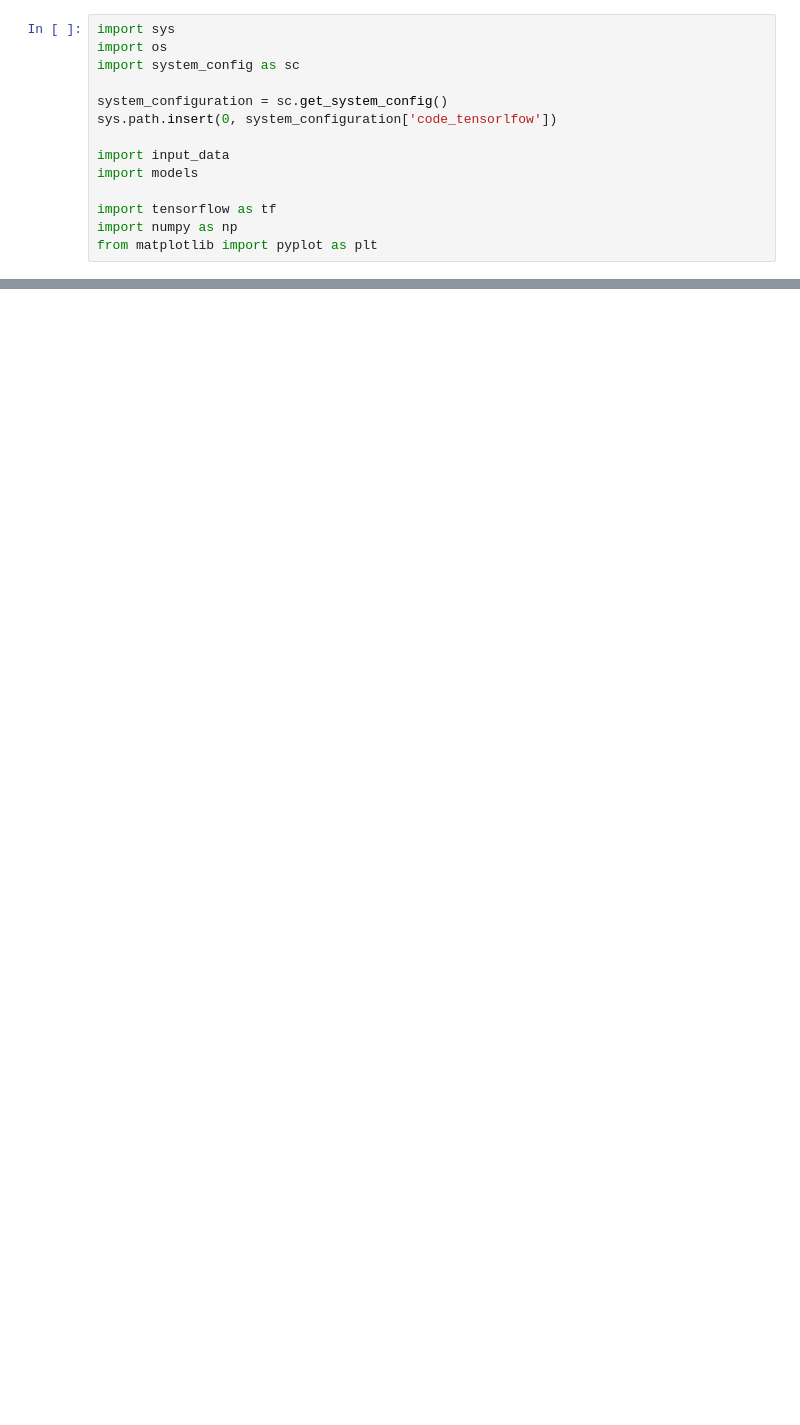
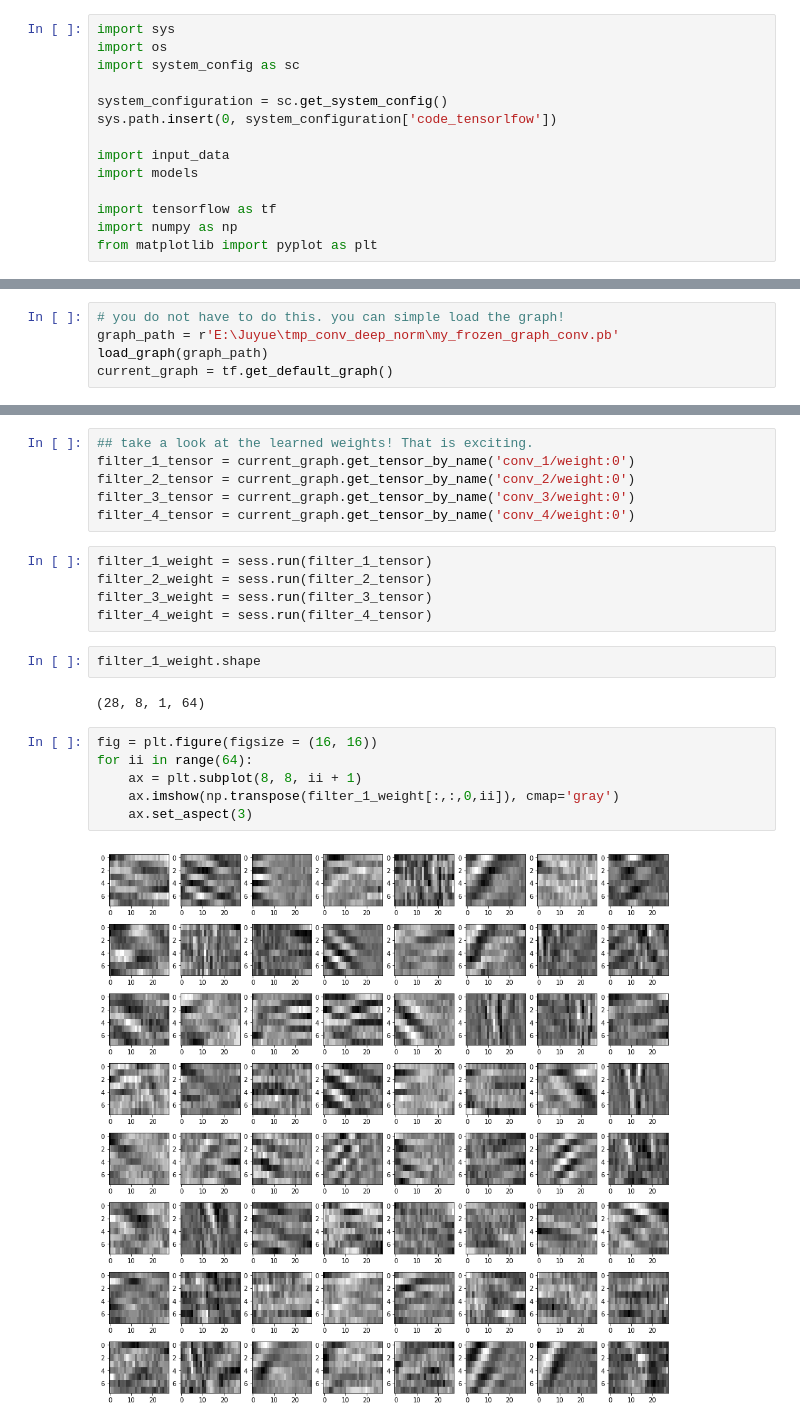
Before and after one commit to laura-yuan/KaggleSpeechRecognition, a Jupyter notebook: modify_model_debug.ipynb, the cells around one changed output, grey strips where cells are left out. Saved outputs shown, nothing was run; the diff lists cells and outputs as text; blank space fills up the shorter version.

```diff
--- a/modify_model_debug.ipynb
+++ b/modify_model_debug.ipynb
@@ -257,0 +66,5 @@ def create_model_conv2_with_name_scope(fingerprint_input, model_settings, is_tra
+# %%
+# you do not have to do this. you can simple load the graph!
+graph_path = r'E:\Juyue\tmp_conv_deep_norm\my_frozen_graph_conv.pb'
+load_graph(graph_path)
+current_graph = tf.get_default_graph()
@@ -257,0 +104,23 @@ def create_model_conv2_with_name_scope(fingerprint_input, model_settings, is_tra
+# %%
+## take a look at the learned weights! That is exciting.
+filter_1_tensor = current_graph.get_tensor_by_name('conv_1/weight:0')
+filter_2_tensor = current_graph.get_tensor_by_name('conv_2/weight:0')
+filter_3_tensor = current_graph.get_tensor_by_name('conv_3/weight:0')
+filter_4_tensor = current_graph.get_tensor_by_name('conv_4/weight:0')
+# %%
+filter_1_weight = sess.run(filter_1_tensor)
+filter_2_weight = sess.run(filter_2_tensor)
+filter_3_weight = sess.run(filter_3_tensor)
+filter_4_weight = sess.run(filter_4_tensor)
+# %%
+filter_1_weight.shape
+# %% [output]
+(28, 8, 1, 64)
+# %%
+fig = plt.figure(figsize = (16, 16))
+for ii in range(64):
+    ax = plt.subplot(8, 8, ii + 1)
+    ax.imshow(np.transpose(filter_1_weight[:,:,0,ii]), cmap='gray')
+    ax.set_aspect(3)
+# %% [output]
+[figure, added]
```
Also changed, not shown: parts of 18 cells of this notebook, 3 other files.
